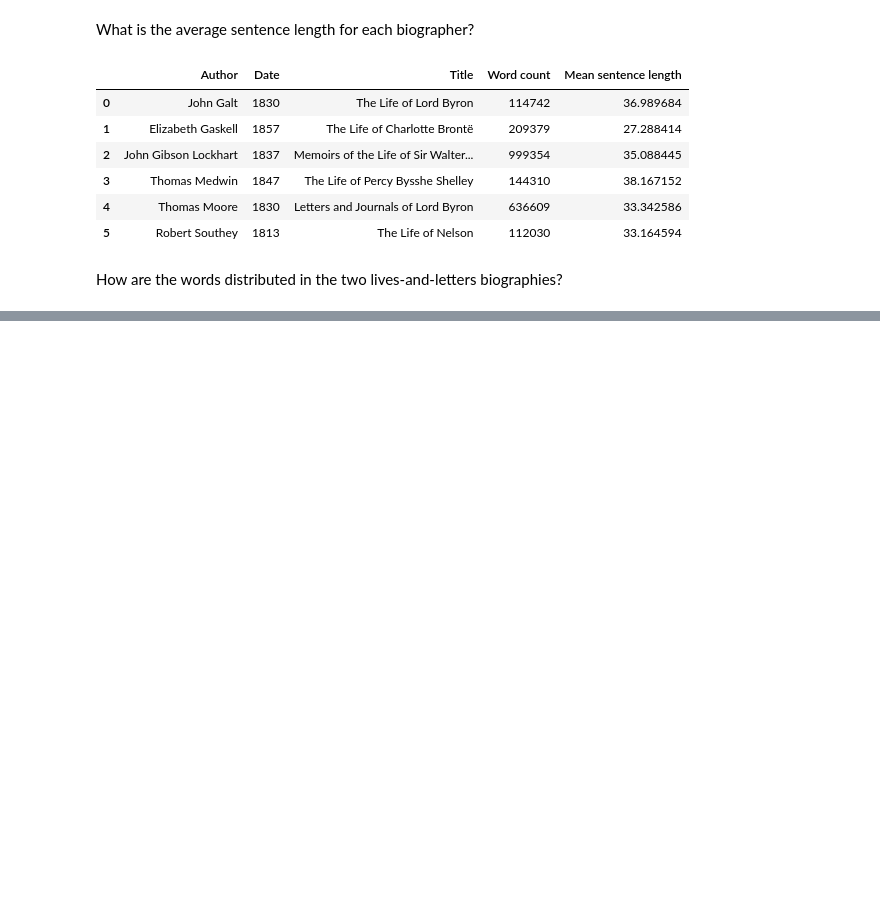
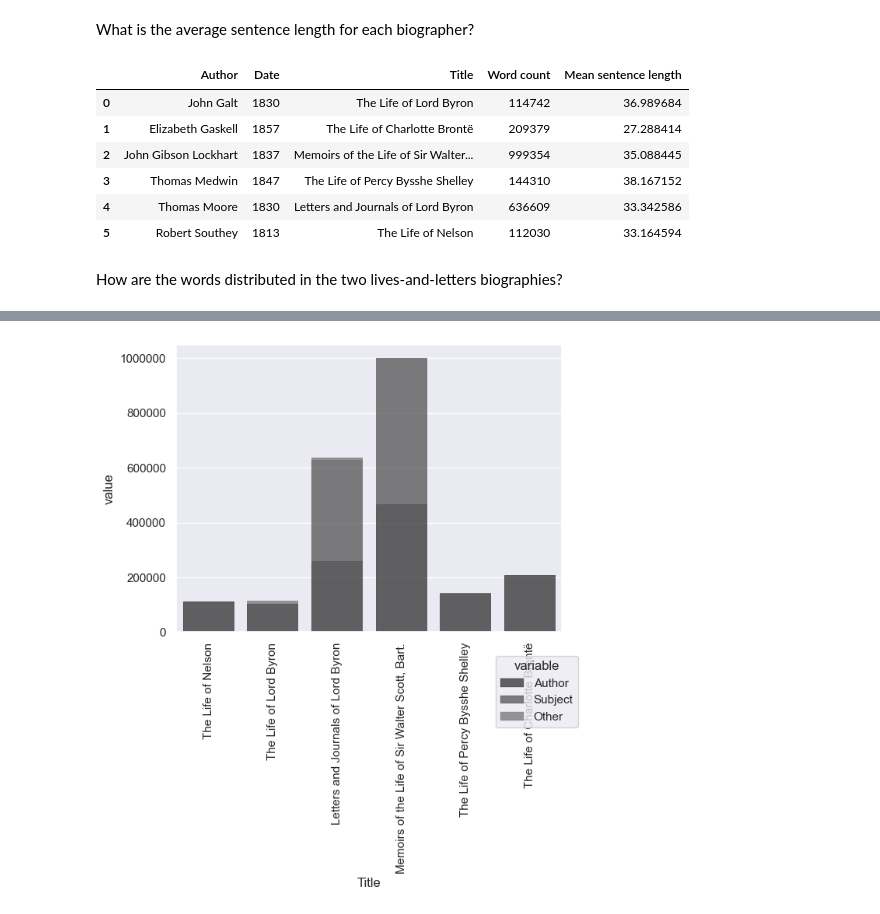
Before and after one commit to sn-code-inside/romantic-self, a Jupyter notebook: Chapter 6 - Life.ipynb, the cells around one changed output, grey strips where cells are left out. Saved outputs shown, nothing was run; the diff lists cells and outputs as text; code cells hidden in the pictures; blank space fills up the shorter version.

```diff
--- a/Chapter 6 - Life.ipynb
+++ b/Chapter 6 - Life.ipynb
@@ -9,8 +9,12 @@ import pandas as pd
 import numpy as np
 import rpy2
 import seaborn as sns
+from matplotlib import pyplot as plt
+from seaborn import objects as so
 corpus = BiographyCorpus("data/biography-corpus/", tokenizer = word_tokenize)
 moore = corpus.data["moore.xml"]
+
+sns.set_theme(style="darkgrid", palette="gray")
 # %% [markdown]
 # Section 6.2 Plot: Ordered and Disordered lives
 
@@ -72,0 +69,24 @@ pd.melt(figure_6_2_data, id_vars = "Title", var_name = "Author", value_name="Wor
+# %%
+def plot_word_counts(word_count_data: pd.DataFrame):
+    # Need this workaround to rotate tick labels
+    _, ax = plt.subplots()
+    ax.xaxis.set_tick_params(rotation=90)
+    return (
+        so.Plot(
+            data = word_count_data.melt(id_vars=("Title"), value_vars=("Author","Subject","Other")).astype({"value":"int"}),
+            x="Title", y="value", color="variable"
+        )
+        .add(
+            so.Bar(edgewidth=0.2), so.Stack()
+        )
+        .scale(
+            y = so.Continuous().label(like=".0f"),
+            color = sns.color_palette("gray")
+        )
+        .on(ax)
+    )
+
+figure_6_2 = plot_word_counts(figure_6_2_data)
+figure_6_2.show()
+# %% [output]
+[figure, added]
```
Also changed, not shown: parts of 3 cells of this notebook, 4 other files.
